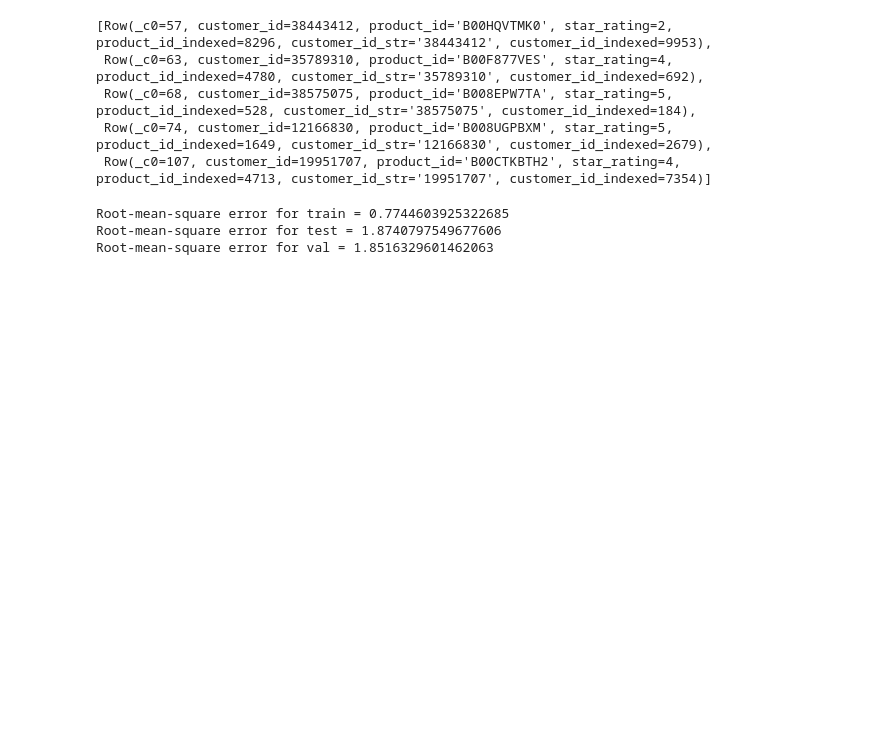
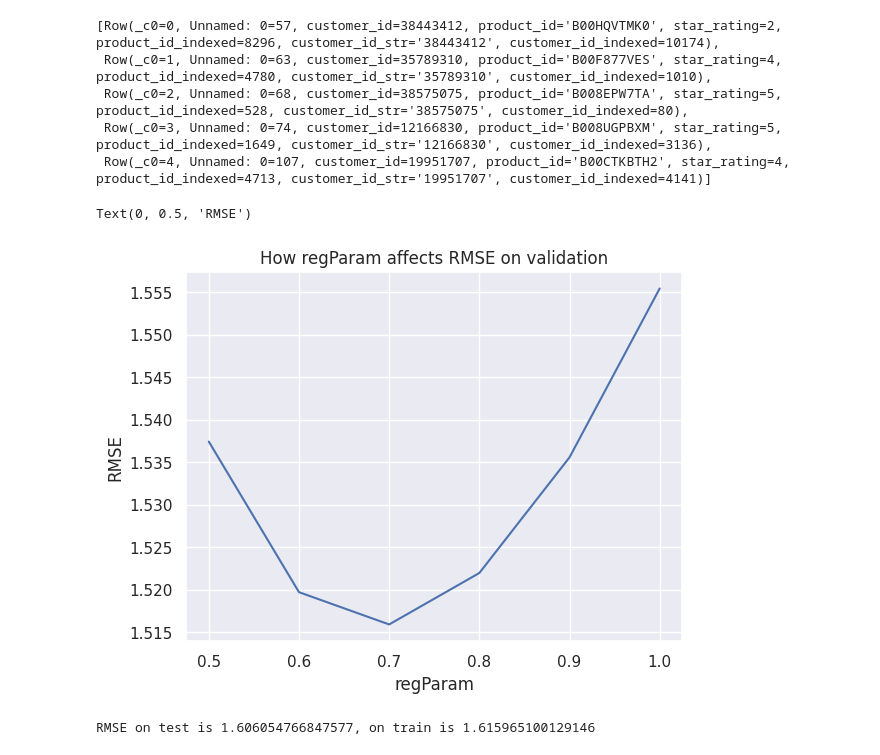
Before and after one commit to akmchnkv/Amazon-Predictions-Data-Mining-Innopolis-2024, a Jupyter notebook: notebooks/Modeling.ipynb, the cells around one changed output. Saved outputs shown, nothing was run; the diff lists cells and outputs as text; code cells hidden in the pictures; blank space fills up the shorter version.

```diff
--- a/notebooks/Modeling.ipynb
+++ b/notebooks/Modeling.ipynb
@@ -6,12 +3,18 @@ import pandas as pd
 from pyspark.sql import SparkSession
 from pyspark.ml.evaluation import RegressionEvaluator
 from pyspark.ml.recommendation import ALS
+from pyspark.sql.functions import monotonically_increasing_id
 from pyspark.ml.feature import StringIndexer
+from pyspark.ml import Pipeline
 from pyspark.sql.functions import col
+from pyspark.ml.tuning import CrossValidator, ParamGridBuilder
+import matplotlib.pyplot as plt
+import seaborn as sns
+sns.set_theme()
 # %%
 spark = SparkSession.builder.appName("ALS").getOrCreate()
 
-ratings_df = spark.read.csv('df_no_cold_start.csv', header=True, inferSchema=True)
+ratings_df = spark.read.csv('../data/processed/df_no_cold_start.csv', header=True, inferSchema=True)
 # %%
 product_indexer = StringIndexer(inputCol="product_id", outputCol="product_id_indexed")
 indexed_df = product_indexer.fit(ratings_df).transform(ratings_df)
@@ -25,11 +28,37 @@ indexed_df = indexer.fit(indexed_df).transform(indexed_df)
 indexed_df = indexed_df.withColumn("customer_id_indexed", col("customer_id_indexed").cast("integer"))
 indexed_df.head(5)
 # %% [output]
-[Row(_c0=57, customer_id=38443412, product_id='B00HQVTMK0', star_rating=2, product_id_indexed=8296, customer_id_str='38443412', customer_id_indexed=9953),
- Row(_c0=63, customer_id=35789310, product_id='B00F877VES', star_rating=4, product_id_indexed=4780, customer_id_str='35789310', customer_id_indexed=692),
- Row(_c0=68, customer_id=38575075, product_id='B008EPW7TA', star_rating=5, product_id_indexed=528, customer_id_str='38575075', customer_id_indexed=184),
- Row(_c0=74, customer_id=12166830, product_id='B008UGPBXM', star_rating=5, product_id_indexed=1649, customer_id_str='12166830', customer_id_indexed=2679),
- Row(_c0=107, customer_id=19951707, product_id='B00CTKBTH2', star_rating=4, product_id_indexed=4713, customer_id_str='19951707', customer_id_indexed=7354)]
+[Row(_c0=0, Unnamed: 0=57, customer_id=38443412, product_id='B00HQVTMK0', star_rating=2, product_id_indexed=8296, customer_id_str='38443412', customer_id_indexed=10174),
+ Row(_c0=1, Unnamed: 0=63, customer_id=35789310, product_id='B00F877VES', star_rating=4, product_id_indexed=4780, customer_id_str='35789310', customer_id_indexed=1010),
+ Row(_c0=2, Unnamed: 0=68, customer_id=38575075, product_id='B008EPW7TA', star_rating=5, product_id_indexed=528, customer_id_str='38575075', customer_id_indexed=80),
+ Row(_c0=3, Unnamed: 0=74, customer_id=12166830, product_id='B008UGPBXM', star_rating=5, product_id_indexed=1649, customer_id_str='12166830', customer_id_indexed=3136),
+ Row(_c0=4, Unnamed: 0=107, customer_id=19951707, product_id='B00CTKBTH2', star_rating=4, product_id_indexed=4713, customer_id_str='19951707', customer_id_indexed=4141)]
 # %%
-(training, val, test) = indexed_df.randomSplit([0.6, 0.2, 0.2])
+(training, val, test) = indexed_df.randomSplit([0.7, 0.15, 0.15])
+# %%
+rank = 30
+maxIter = 15
+evaluator_1 = RegressionEvaluator(metricName="rmse", labelCol="star_rating", predictionCol="prediction")
+
+regParams = [0.5, 0.6, 0.7, 0.8, 0.9, 1]
+rmse_train_list = []
+rmse_val_list = []
+for regParam in regParams:
+  als = ALS(userCol="customer_id_indexed",rank = rank, regParam = regParam, maxIter = maxIter, itemCol="product_id_indexed", ratingCol="star_rating", coldStartStrategy="drop")
+  model = als.fit(training)
+  predictions_train = model.transform(training)
+  predictions_val = model.transform(val)
+
+  rmse_train = evaluator_1.evaluate(predictions_train)
+  rmse_val = evaluator_1.evaluate(predictions_val)
+  rmse_train_list.append(rmse_train)
+  rmse_val_list.append(rmse_val)
+# %%
+plt.plot(regParams, rmse_val_list)
+plt.title("How regParam affects RMSE on validation")
+plt.xlabel("regParam")
+plt.ylabel("RMSE")
+# %% [output]
+Text(0, 0.5, 'RMSE')
+[figure, added]
 # %%
@@ -39,16 +68,6 @@ model = als.fit(training)
-# %%
-evaluator = RegressionEvaluator(metricName="rmse", labelCol="star_rating", predictionCol="prediction")
-predictions_train = model.transform(training)
-predictions_test = model.transform(test)
-predictions_val = model.transform(val)
-
-rmse_train = evaluator.evaluate(predictions_train)
-rmse_test = evaluator.evaluate(predictions_test)
-rmse_val = evaluator.evaluate(predictions_val)
-print(f"Root-mean-square error for train = {rmse_train}")
-print(f"Root-mean-square error for test = {rmse_test}")
-print(f"Root-mean-square error for val = {rmse_val}")
-# %% [output]
-Root-mean-square error for train = 0.7744603925322685
-Root-mean-square error for test = 1.8740797549677606
-Root-mean-square error for val = 1.8516329601462063
+# %%
+predictions_train = model.transform(training)
+predictions_test = model.transform(test)
+print(f"RMSE on test is {evaluator_1.evaluate(predictions_test)}, on train is {evaluator_1.evaluate(predictions_train)}")
+# %% [output]
+RMSE on test is 1.606054766847577, on train is 1.615965100129146
```
Also changed, not shown: parts of 3 cells of this notebook, 2 other files.
